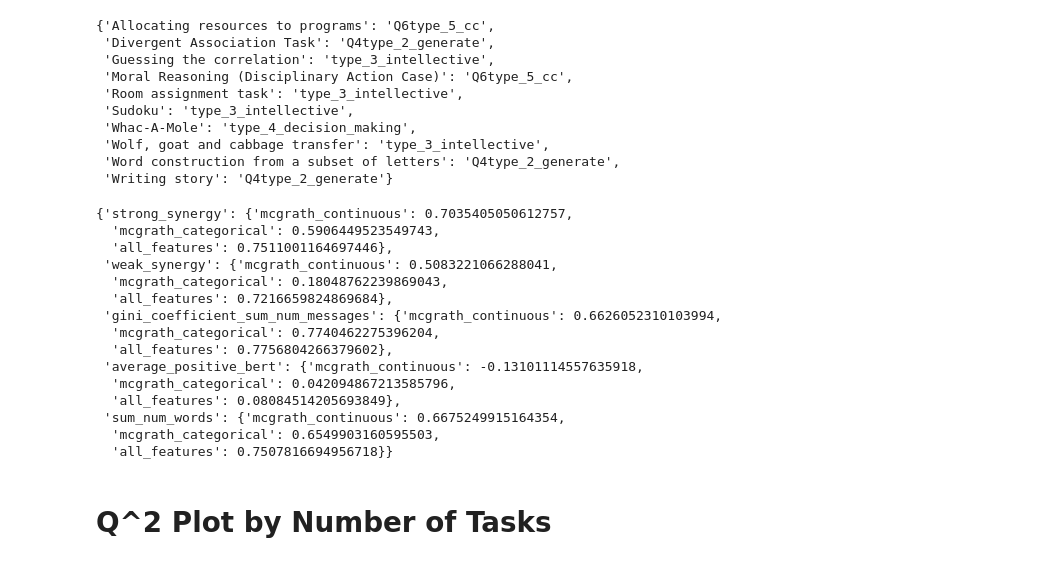
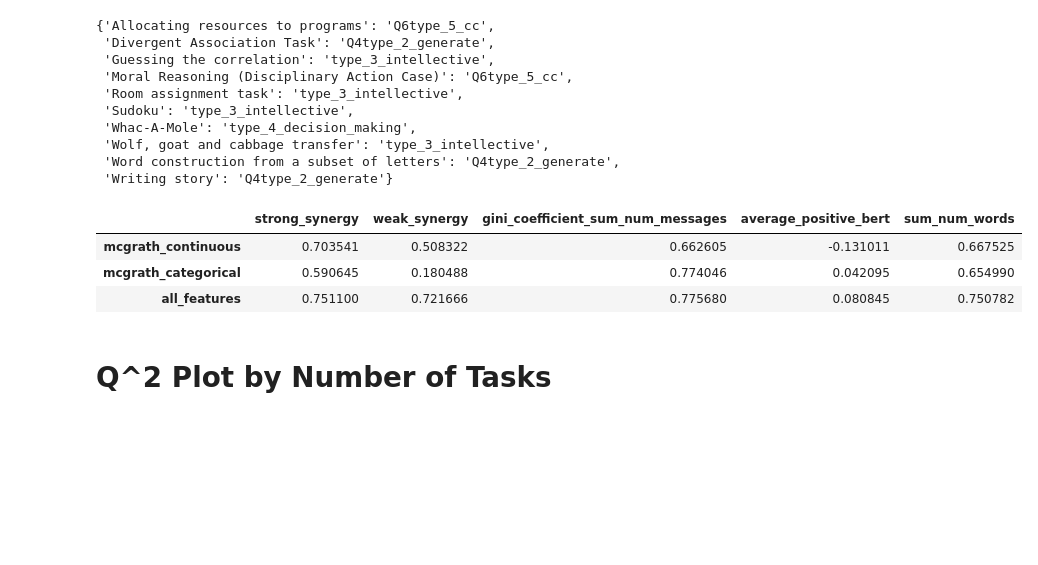
Before and after one commit to xehu/tpm-horse-race-modeling, a Jupyter notebook: task_map_explorations_with_multitask/taskspace_rr_analyses.ipynb, the cells around one changed output. Drawn from its saved outputs; the diff is of its cells as text; code cells hidden in the pictures; blank space fills up the shorter version.

```diff
--- a/task_map_explorations_with_multitask/taskspace_rr_analyses.ipynb
+++ b/task_map_explorations_with_multitask/taskspace_rr_analyses.ipynb
@@ -1036,24 +1040,13 @@ for dv in dvs:
     dv_output_dict_comparison[dv]["mcgrath_continuous"] = get_q2(aggregated_performance_by_task[dv], aggregated_performance_by_task[mcgrath_colnames + ["playerCount", "Low", "Medium"]])
     dv_output_dict_comparison[dv]["mcgrath_categorical"] = get_q2(aggregated_performance_by_task[dv], aggregated_performance_by_task[mcgrath_categorical + ["playerCount", "Low", "Medium"]])
     dv_output_dict_comparison[dv]["all_features"] = get_q2(aggregated_performance_by_task[dv], aggregated_performance_by_task[list(task_cols_to_use) + ["playerCount", "Low", "Medium"]])
-# %%
-dv_output_dict_comparison
-# %% [output]
-{'strong_synergy': {'mcgrath_continuous': 0.7035405050612757,
-  'mcgrath_categorical': 0.5906449523549743,
-  'all_features': 0.7511001164697446},
- 'weak_synergy': {'mcgrath_continuous': 0.5083221066288041,
-  'mcgrath_categorical': 0.18048762239869043,
-  'all_features': 0.7216659824869684},
- 'gini_coefficient_sum_num_messages': {'mcgrath_continuous': 0.6626052310103994,
-  'mcgrath_categorical': 0.7740462275396204,
-  'all_features': 0.7756804266379602},
- 'average_positive_bert': {'mcgrath_continuous': -0.13101114557635918,
-  'mcgrath_categorical': 0.042094867213585796,
-  'all_features': 0.08084514205693849},
- 'sum_num_words': {'mcgrath_continuous': 0.6675249915164354,
-  'mcgrath_categorical': 0.6549903160595503,
-  'all_features': 0.7507816694956718}}
+# %%
+pd.DataFrame(dv_output_dict_comparison)
+# %% [output]
+|  | strong_synergy | weak_synergy | gini_coefficient_sum_num_messages | average_positive_bert | sum_num_words |
+| mcgrath_continuous | 0.703541 | 0.508322 | 0.662605 | -0.131011 | 0.667525 |
+| mcgrath_categorical | 0.590645 | 0.180488 | 0.774046 | 0.042095 | 0.654990 |
+| all_features | 0.751100 | 0.721666 | 0.775680 | 0.080845 | 0.750782 |
 # %% [markdown]
 # Q^2 Plot by Number of Tasks
 # %% [markdown]
```
Also changed, not shown: parts of 4 cells of this notebook.
